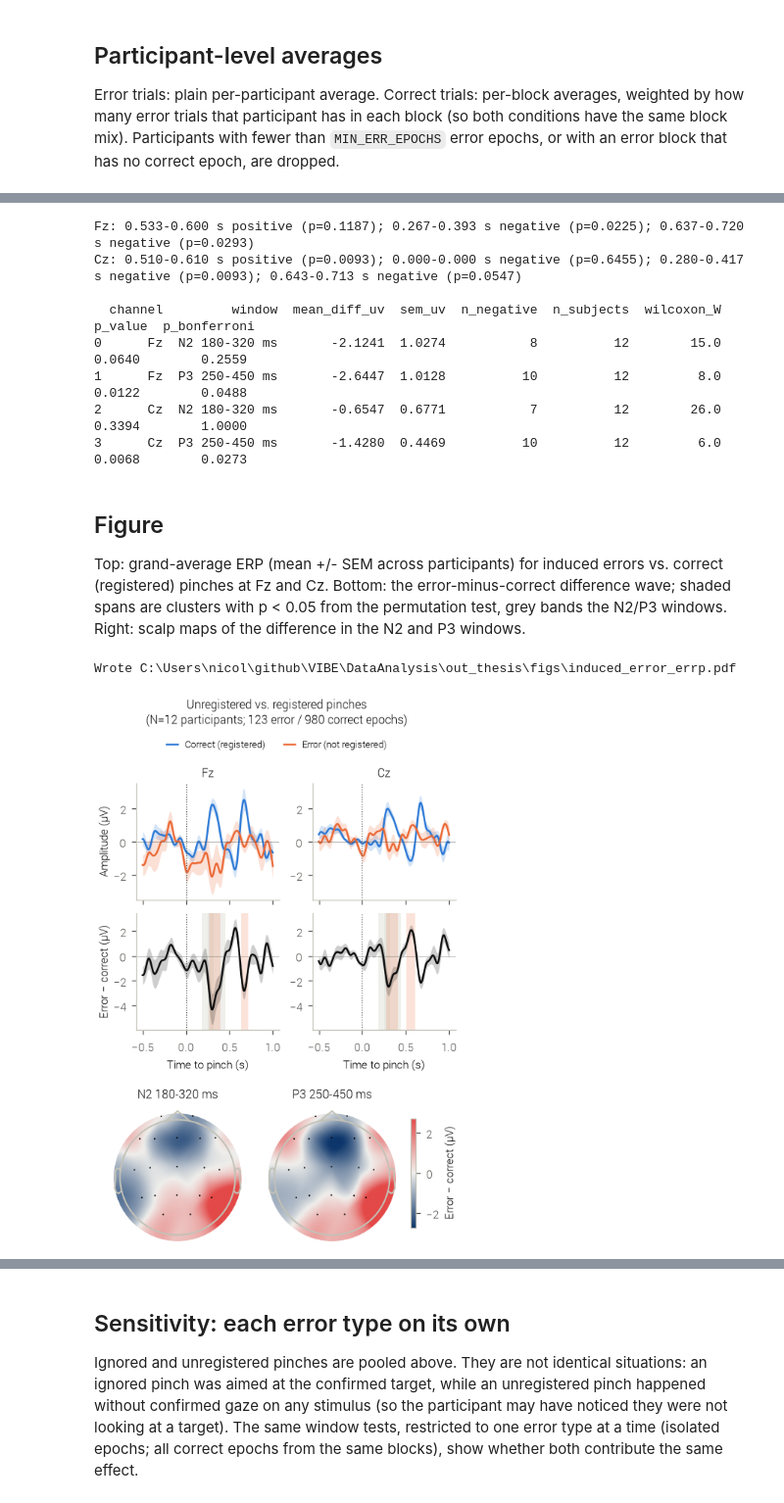
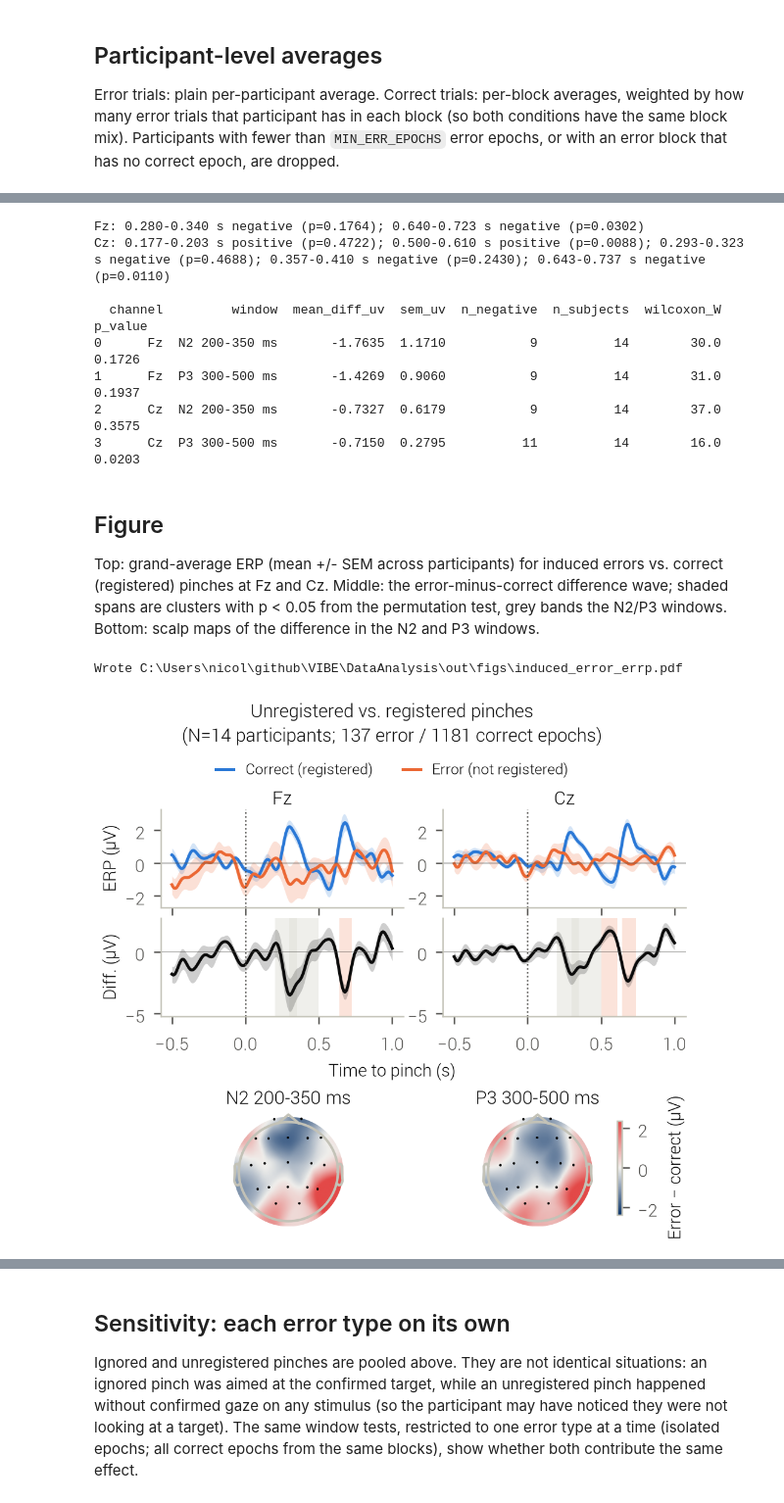
Before and after one commit to baeriswyln/VIBE, a Jupyter notebook: DataAnalysis/19_induced_error_errp.ipynb, the cells around one changed output, grey strips where cells are left out. Shown at 98% size. Saved outputs shown, nothing was run; the diff lists cells and outputs as text; code cells hidden in the pictures.

Commit message:
:sparkles: finalize analysis

```diff
--- a/DataAnalysis/19_induced_error_errp.ipynb
+++ b/DataAnalysis/19_induced_error_errp.ipynb
@@ -52,7 +52,7 @@ MIN_PREV_GAP = 1.0                # s -- no other pinch in the second before
 MIN_NEXT_GAP = 1.3                # s -- no other pinch until 1.3 s after (keeps the re-pinch's readiness potential out of 0-0.8 s)
 MIN_ERR_EPOCHS = 3                # per participant, after rejection
 TEST_WINDOW = (0.0, 0.8)          # s, cluster test range
-ERRP_WINDOWS = {'N2': (0.18, 0.32), 'P3': (0.25, 0.45)}
+ERRP_WINDOWS = {'N2': (0.20, 0.35), 'P3': (0.30, 0.50)}  # typical FRN/N2 and feedback P3 windows
 CHANNELS = ['Fz', 'Cz']
 N_PERMUTATIONS = 5000
 SEED = 42
@@ -214,7 +214,7 @@ def errp_stats(diff):
             rows.append(dict(channel=ch, window=f'{name} {int(a * 1000)}-{int(b * 1000)} ms',
                              mean_diff_uv=d.mean(), sem_uv=d.std(ddof=1) / np.sqrt(len(d)),
                              n_negative=int((d < 0).sum()), n_subjects=len(d),
-                             wilcoxon_W=stat, p_value=p, p_bonferroni=min(1.0, p * 4)))
+                             wilcoxon_W=stat, p_value=p))
     return clusters, pd.DataFrame(rows)
 
 
@@ -229,25 +229,26 @@ print_clusters(clusters)
 print()
 print(win_df.round(4).to_string())
 # %% [output]
-Fz: 0.533-0.600 s positive (p=0.1187); 0.267-0.393 s negative (p=0.0225); 0.637-0.720 s negative (p=0.0293)
-Cz: 0.510-0.610 s positive (p=0.0093); 0.000-0.000 s negative (p=0.6455); 0.280-0.417 s negative (p=0.0093); 0.643-0.713 s negative (p=0.0547)
+Fz: 0.280-0.340 s negative (p=0.1764); 0.640-0.723 s negative (p=0.0302)
+Cz: 0.177-0.203 s positive (p=0.4722); 0.500-0.610 s positive (p=0.0088); 0.293-0.323 s negative (p=0.4688); 0.357-0.410 s negative (p=0.2430); 0.643-0.737 s negative (p=0.0110)
 
-  channel         window  mean_diff_uv  sem_uv  n_negative  n_subjects  wilcoxon_W  p_value  p_bonferroni
-0      Fz  N2 180-320 ms       -2.1241  1.0274           8          12        15.0   0.0640        0.2559
-1      Fz  P3 250-450 ms       -2.6447  1.0128          10          12         8.0   0.0122        0.0488
-2      Cz  N2 180-320 ms       -0.6547  0.6771           7          12        26.0   0.3394        1.0000
-3      Cz  P3 250-450 ms       -1.4280  0.4469          10          12         6.0   0.0068        0.0273
+  channel         window  mean_diff_uv  sem_uv  n_negative  n_subjects  wilcoxon_W  p_value
+0      Fz  N2 200-350 ms       -1.7635  1.1710           9          14        30.0   0.1726
+1      Fz  P3 300-500 ms       -1.4269  0.9060           9          14        31.0   0.1937
+2      Cz  N2 200-350 ms       -0.7327  0.6179           9          14        37.0   0.3575
+3      Cz  P3 300-500 ms       -0.7150  0.2795          11          14        16.0   0.0203
 # %% [markdown]
 ## Figure
 
-Top: grand-average ERP (mean +/- SEM across participants) for induced errors vs. correct (registered) pinches at Fz and Cz. Bottom: the error-minus-correct difference wave; shaded spans are clusters with p < 0.05 from the permutation test, grey bands the N2/P3 windows. Right: scalp maps of the difference in the N2 and P3 windows.
+Top: grand-average ERP (mean +/- SEM across participants) for induced errors vs. correct (registered) pinches at Fz and Cz. Middle: the error-minus-correct difference wave; shaded spans are clusters with p < 0.05 from the permutation test, grey bands the N2/P3 windows. Bottom: scalp maps of the difference in the N2 and P3 windows.
 # %%
 def mean_sem(x):
     return x.mean(0), x.std(0, ddof=1) / np.sqrt(len(x))
 
-fig = plt.figure(figsize=(COL_W, 5.0), layout='constrained')
+fig = plt.figure(figsize=(COL_W, 3.0), layout='constrained')
+fig.get_layout_engine().set(h_pad=0.01, w_pad=0.01, hspace=0, wspace=0)  # dense: minimal padding between panels
 # separate subfigures, so the topomap colorbar does not narrow the line plots above it
-sf_lines, sf_topo = fig.subfigures(2, 1, height_ratios=[2.1, 1])
+sf_lines, sf_topo = fig.subfigures(2, 1, height_ratios=[2.3, 1])
 gs = sf_lines.add_gridspec(2, 2)
 erp_axes = [sf_lines.add_subplot(gs[0, i]) for i in range(2)]
 diff_axes = [sf_lines.add_subplot(gs[1, i], sharex=erp_axes[i]) for i in range(2)]
@@ -264,7 +265,7 @@ for i, ch in enumerate(CHANNELS):
         label = 'Correct (registered)' if cond == 'correct' else 'Error (not registered)'
         ax.plot(times, m, color=COLORS[cond], linewidth=1.2, label=label)
         ax.fill_between(times, m - s, m + s, color=COLORS[cond], alpha=0.2, linewidth=0)
-    ax.set_title(ch)
+    ax.set_title(ch, pad=2)
     ax.tick_params(labelbottom=False)
 
     ax = diff_axes[i]
@@ -276,41 +277,43 @@ for i, ch in enumerate(CHANNELS):
     m, s = mean_sem(subj_diff[:, ci])
     ax.plot(times, m, color=COLORS['diff'], linewidth=1.2)
     ax.fill_between(times, m - s, m + s, color=COLORS['diff'], alpha=0.2, linewidth=0)
-    ax.set_xlabel('Time to pinch (s)')
+sf_lines.supxlabel('Time to pinch (s)')  # one shared label instead of one per column
 
 for ax in erp_axes + diff_axes:
     ax.axvline(0, color='#52514e', linewidth=0.6, linestyle=':')
     ax.axhline(0, color='#52514e', linewidth=0.4, alpha=0.5)
     ax.spines['top'].set_visible(False); ax.spines['right'].set_visible(False)
-erp_axes[0].set_ylabel('Amplitude (µV)')
-diff_axes[0].set_ylabel('Error − correct (µV)')
+erp_axes[0].set_ylabel('ERP (µV)')
+erp_axes[0].set_yticks([-2, 0, 2])
+diff_axes[0].set_ylabel('Diff. (µV)')  # error - correct, as on the colorbar; short labels fit the dense rows
+sf_lines.align_ylabels(erp_axes[:1] + diff_axes[:1])
 sf_lines.legend(*erp_axes[0].get_legend_handles_labels(), loc='outside upper center', ncols=2, frameon=False, handlelength=1.2)
 
 # topomaps of the difference in the two ErrP windows, shared symmetric color scale
 info = epochs.copy().pick('eeg').info
 maps = {name: subj_diff[:, :, (times >= a) & (times <= b)].mean((0, 2)) for name, (a, b) in ERRP_WINDOWS.items()}
 vmax = max(np.abs(v).max() for v in maps.values())
 topo_axes = list(sf_topo.subplots(1, 2))
 for ax, (name, v) in zip(topo_axes, maps.items()):
     im, _ = mne.viz.plot_topomap(v, info, axes=ax, show=False, cmap=DIV_CMAP, vlim=(-vmax, vmax),
                                  sensors=True, contours=0)
     a, b = ERRP_WINDOWS[name]
-    ax.set_title(f'{name} {int(a*1000)}-{int(b*1000)} ms')
+    ax.set_title(f'{name} {int(a*1000)}-{int(b*1000)} ms', pad=2)
 cbar = sf_topo.colorbar(im, ax=topo_axes, shrink=0.8, location='right')
 cbar.set_label('Error − correct (µV)')
 
 n_err_total = int(sum(n[0] for n in subj_n))
 n_cor_total = int(sum(n[1] for n in subj_n))
 fig.suptitle(f'Unregistered vs. registered pinches\n(N={n_subj} participants; '
              f'{n_err_total} error / {n_cor_total} correct epochs)')
 enforce_font_sizes(fig)
 fig_path = FIG_DIR / 'induced_error_errp.pdf'
 fig.savefig(fig_path)
 print('Wrote', fig_path)
 plt.show()
 # %% [output]
-Wrote C:\Users\nicol\github\VIBE\DataAnalysis\out_thesis\figs\induced_error_errp.pdf
+Wrote C:\Users\nicol\github\VIBE\DataAnalysis\out\figs\induced_error_errp.pdf
-[figure, old version]
+[figure, new version]
 # %% [markdown]
 ## Sensitivity: without the isolation filter
 
```
Also changed, not shown: parts of 9 cells of this notebook, 14 other files.
